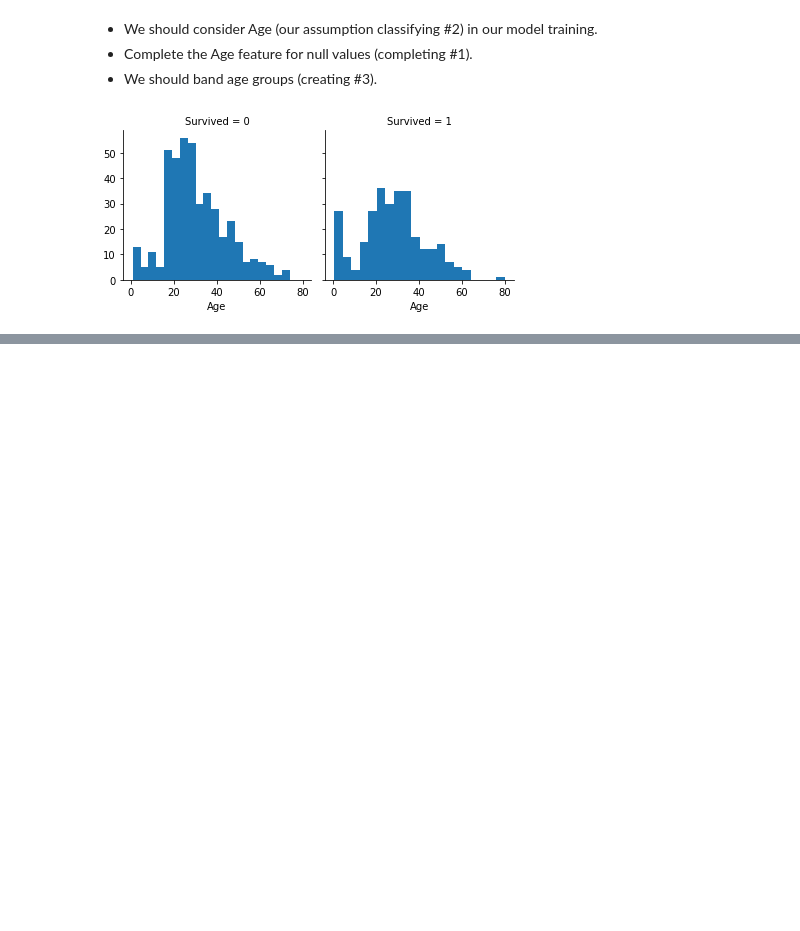
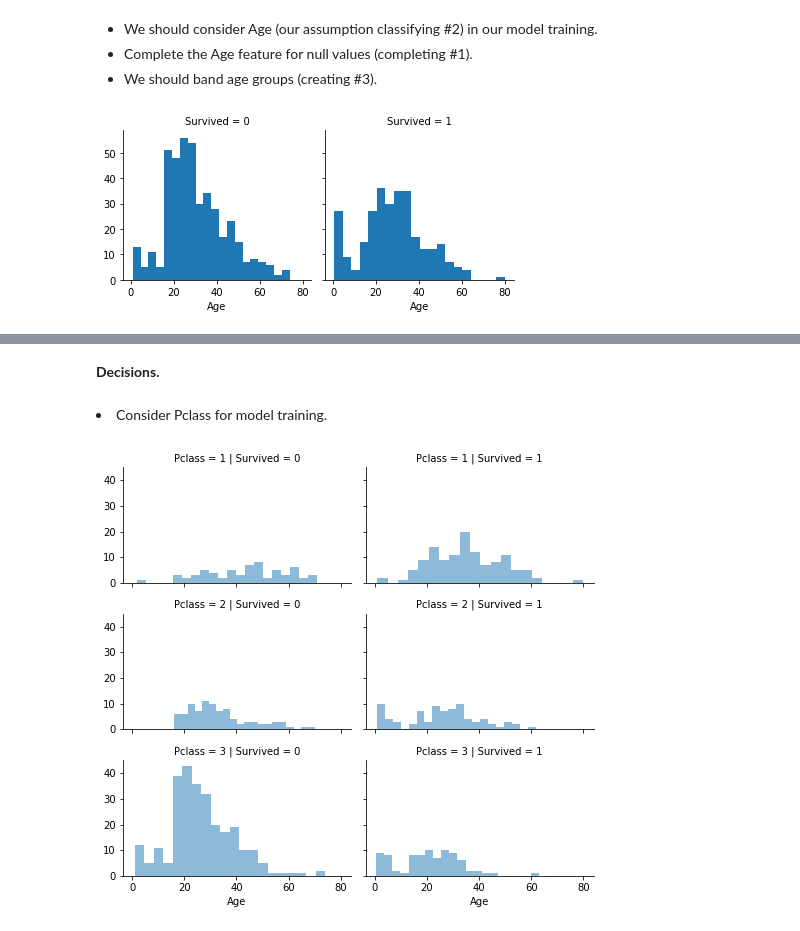
Before and after one commit to Sameta-cani/jwork, a Jupyter notebook: Titanic Data Science Solutions.ipynb, the cells around one changed output, grey strips where cells are left out. Cells and saved outputs as stored; diff of their text form; code cells hidden in the pictures; blank space fills up the shorter version.

```diff
--- a/Titanic Data Science Solutions.ipynb
+++ b/Titanic Data Science Solutions.ipynb
@@ -445,0 +459,10 @@ g.map(plt.hist, 'Age', bins=20);
+# %% [markdown]
+<b>Decisions.</b>
+# %% [markdown]
+<li>Consider Pclass for model training.</li>
+# %%
+grid = sns.FacetGrid(train_df, col='Survived', row='Pclass', height=2.2, aspect=1.6)
+grid.map(plt.hist, 'Age', alpha=.5, bins=20)
+grid.add_legend();
+# %% [output]
+[figure, added]
```
Also changed, not shown: parts of 43 cells of this notebook.
